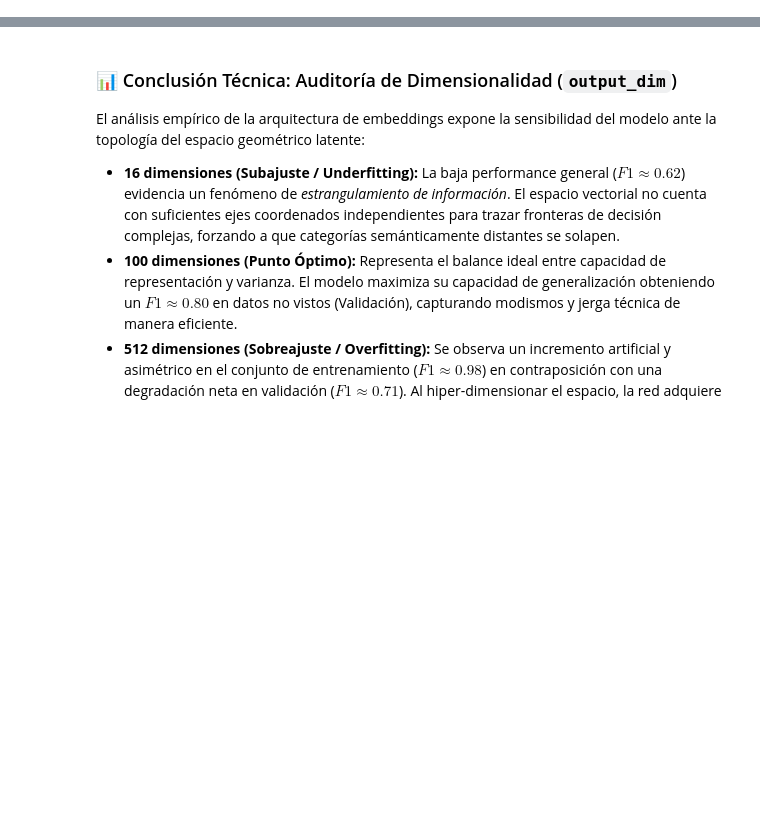
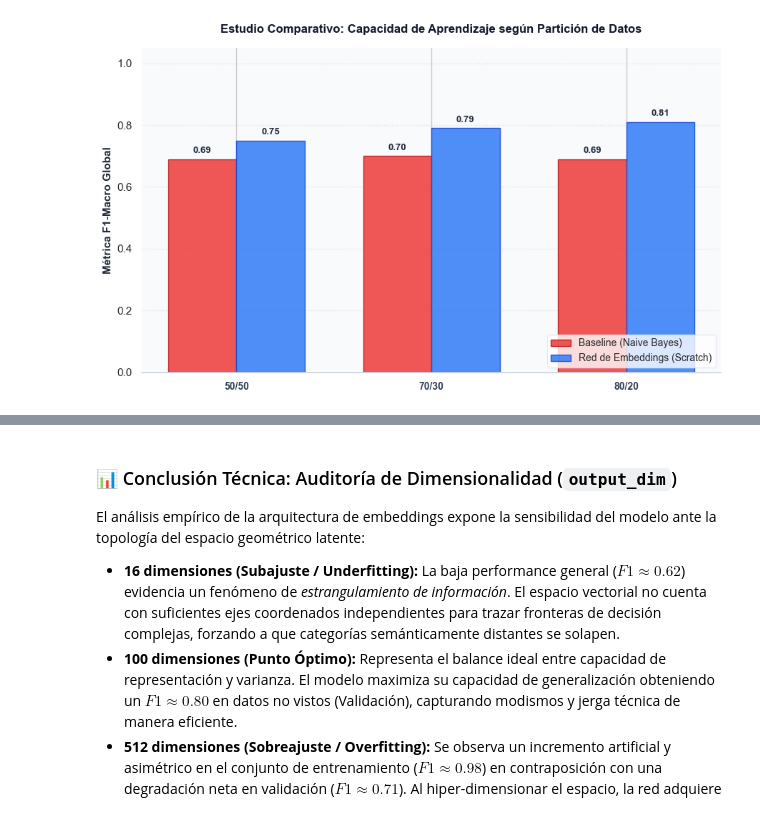
Before and after one commit to GAGU7DATA/20newsgroups-Auditoria-Experimentos., a Jupyter notebook: experimentos_auditoria.ipynb, the cells around one changed output, grey strips where cells are left out. Saved outputs shown, nothing was run; the diff lists cells and outputs as text; code cells hidden in the pictures; blank space fills up the shorter version.

```diff
--- a/experimentos_auditoria.ipynb
+++ b/experimentos_auditoria.ipynb
@@ -0,0 +1,57 @@
+# %%
+import numpy as np
+import matplotlib.pyplot as plt
+
+# 1. Datos empíricos
+splits = ['50/50', '70/30', '80/20']
+f1_baseline = [0.69, 0.70, 0.69]
+f1_red_neuronal = [0.75, 0.79, 0.81]
+
+# 2. Configuración estética premium
+x = np.arange(len(splits))
+width = 0.35
+
+fig, ax = plt.subplots(figsize=(9, 5.5), facecolor='#ffffff')
+ax.set_facecolor('#f8fafc') # Fondo gris sutil para que resalten las barras
+
+# Nuevos colores vivos y modernos
+rects1 = ax.bar(x - width/2, f1_baseline, width, label='Baseline (Naive Bayes)', color='#ef4444', edgecolor='#b91c1c', alpha=0.9, linewidth=1)
+rects2 = ax.bar(x + width/2, f1_red_neuronal, width, label='Red de Embeddings (Scratch)', color='#3b82f6', edgecolor='#1d4ed8', alpha=0.9, linewidth=1)
+
+# Estilizado de textos y grilla
+ax.set_ylabel('Métrica F1-Macro Global', fontsize=11, fontweight='bold', color='#1e293b')
+ax.set_title('Estudio Comparativo: Capacidad de Aprendizaje según Partición de Datos', fontsize=12, fontweight='bold', pad=15, color='#0f172a')
+ax.set_xticks(x)
+ax.set_xticklabels(splits, fontsize=10, fontweight='bold', color='#334155')
+ax.set_ylim(0, 1.05)
+
+# Grilla sutil y limpia
+ax.grid(axis='y', linestyle=':', alpha=0.6, color='#cbd5e1')
+ax.set_axisbelow(True) # Pone las líneas de la grilla atrás de las barras
+
+# Eliminar bordes innecesarios (Spines) para diseño plano
+for spine in ['top', 'right', 'left']:
+    ax.spines[spine].set_visible(False)
+ax.spines['bottom'].set_color('#cbd5e1')
+
+# Leyenda elegante
+ax.legend(loc='lower right', fontsize=10, frameon=True, facecolor='#ffffff', edgecolor='#e2e8f0')
+
+# Función de etiquetado sobre las barras
+def etiquetar_barras(rects):
+    for rect in rects:
+        height = rect.get_height()
+        ax.annotate(f'{height:.2f}',
+                    xy=(rect.get_x() + rect.get_width() / 2, height),
+                    xytext=(0, 4),
+                    textcoords="offset points",
+                    ha='center', va='bottom', fontsize=9.5, fontweight='bold', color='#1e293b')
+
+etiquetar_barras(rects1)
+etiquetar_barras(rects2)
+
+fig.tight_layout()
+plt.savefig('comparativa_performance.png', dpi=300, facecolor=fig.get_facecolor(), edgecolor='none')
+plt.show()
+# %% [output]
+[figure, added]
```
Also changed, not shown: parts of 7 cells of this notebook, 3 other files.
